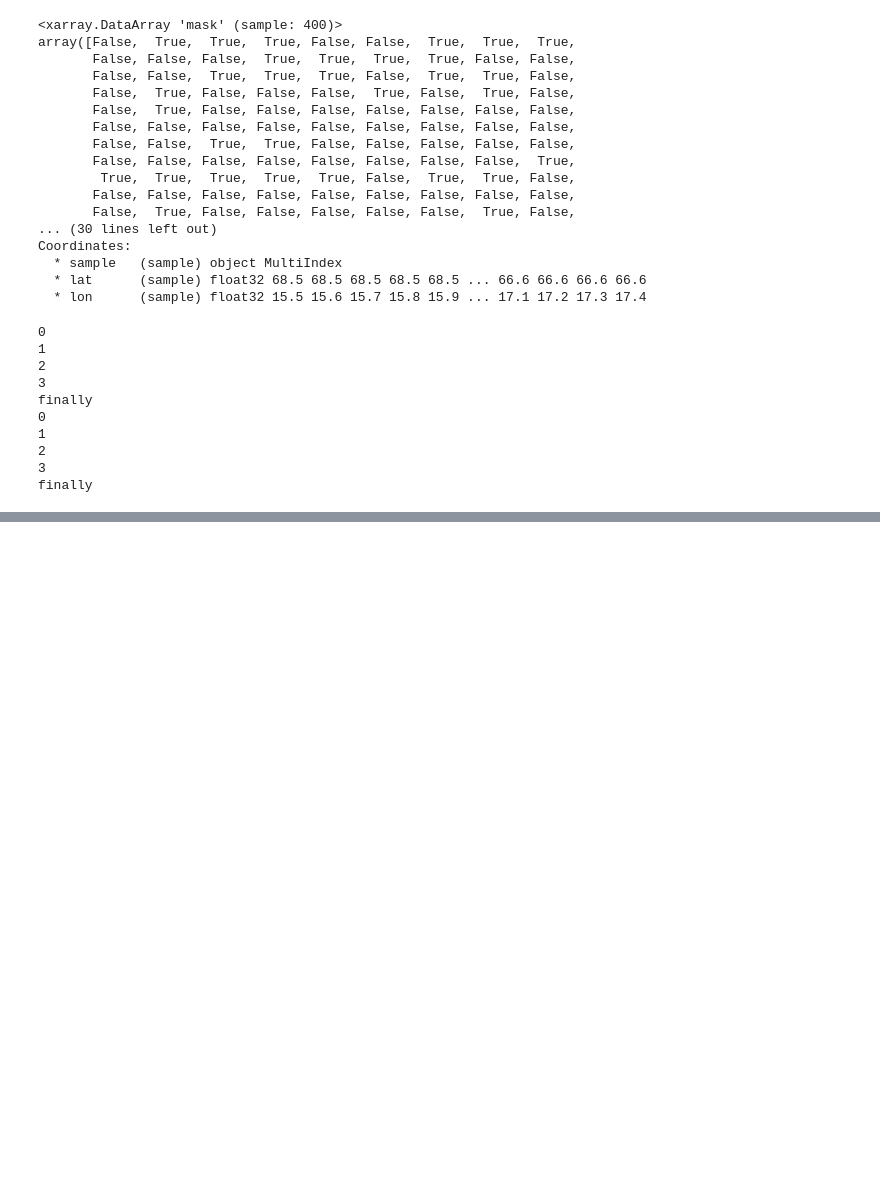
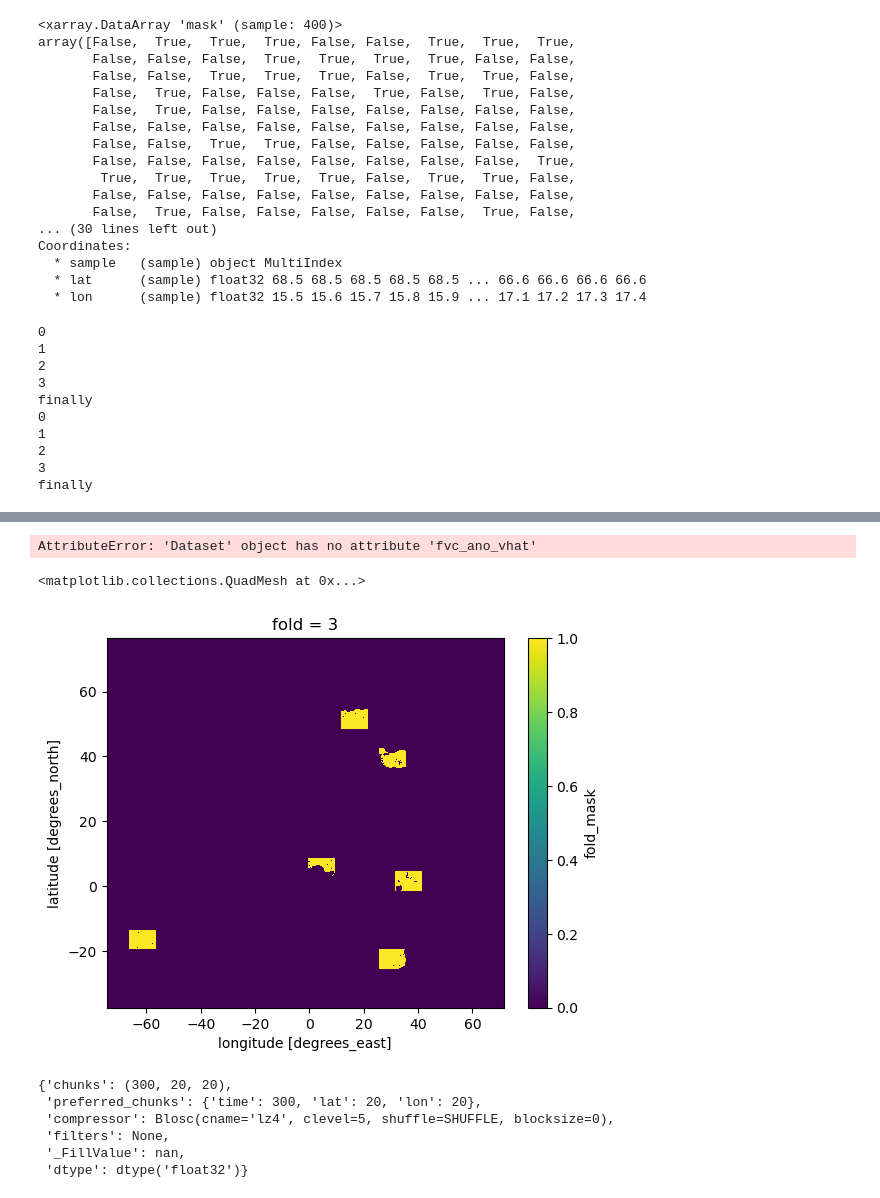
Before and after one commit to bask0/drought_ml, a Jupyter notebook: project/dataloader_dev.ipynb, the cells around one changed output, grey strips where cells are left out. Saved outputs shown, nothing was run; the diff lists cells and outputs as text; code cells hidden in the pictures; blank space fills up the shorter version.

```diff
--- a/project/dataloader_dev.ipynb
+++ b/project/dataloader_dev.ipynb
@@ -712,0 +1100,20 @@ def worker_loop():
+# %%
+m = output_writer.zarr_file.fvc_ano_vhat.isel(time=1000)
+m.plot()
+# %% [output]
+AttributeError: 'Dataset' object has no attribute 'fvc_ano_vhat'
+# %%
+mask_sel = mask
+mask_sel.plot()
+# %% [output]
+<matplotlib.collections.QuadMesh at 0x...>
+[figure, added]
+# %%
+m.encoding
+# %% [output]
+{'chunks': (300, 20, 20),
+ 'preferred_chunks': {'time': 300, 'lat': 20, 'lon': 20},
+ 'compressor': Blosc(cname='lz4', clevel=5, shuffle=SHUFFLE, blocksize=0),
+ 'filters': None,
+ '_FillValue': nan,
+ 'dtype': dtype('float32')}
```
Also changed, not shown: parts of 23 cells of this notebook.
